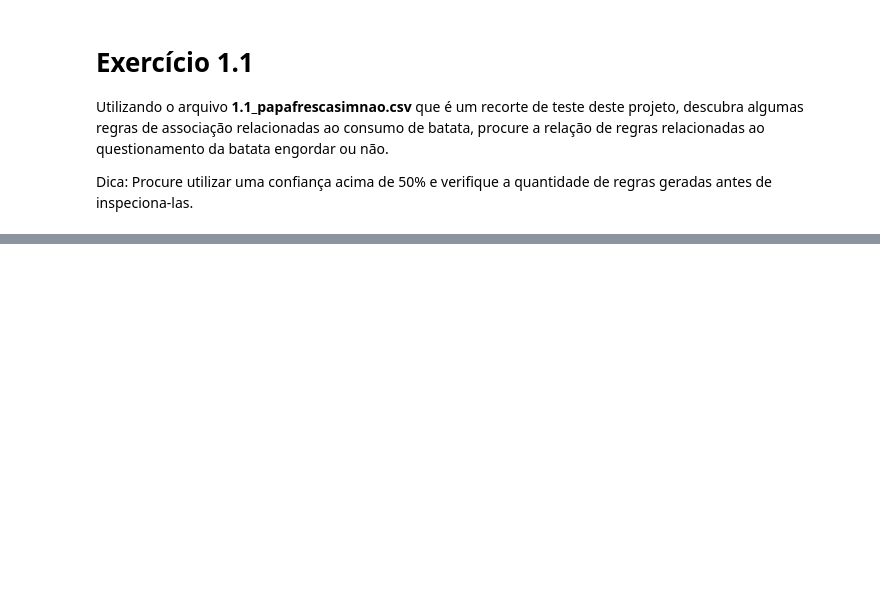
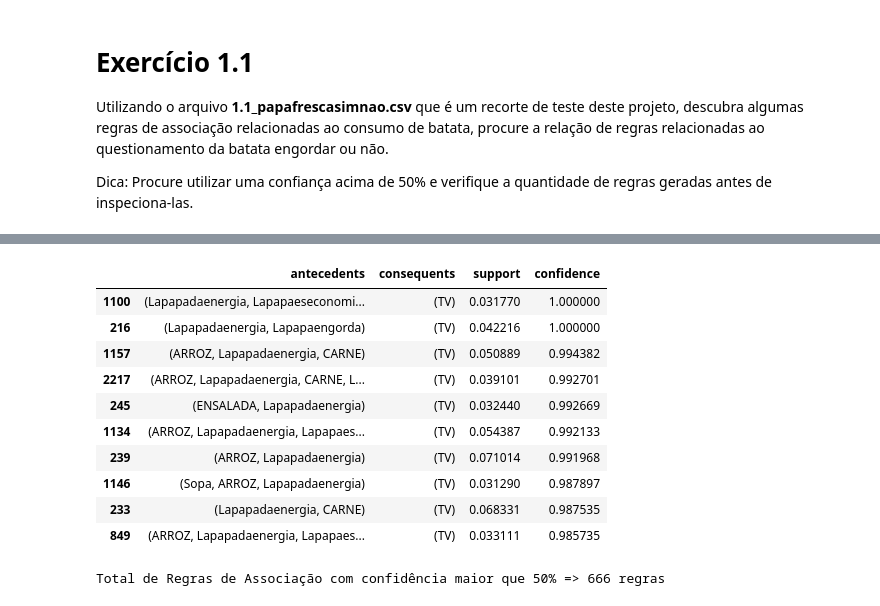
Before and after one commit to JV-cloud/modelos_de_ia_e_ml, a Jupyter notebook: 1.1.ipynb, the cells around one changed output, grey strips where cells are left out. Cells and saved outputs as stored; diff of their text form; code cells hidden in the pictures; blank space fills up the shorter version.

```diff
--- a/1.1.ipynb
+++ b/1.1.ipynb
@@ -29,0 +135,8 @@ dataset.head()
+# %%
+# agora que o dataset está preparado, vamos usar APRIORI do pacote MLXTEND
+
+dataset_apriori = apriori(dataset, min_support=0.03, use_colnames= True)
+
+# Aí verificamos o agrupamento do min_support (Support):
+
+dataset_apriori.sort_values(by='support', ascending=False)
@@ -29,0 +157,31 @@ dataset.head()
+# %%
+# Agora usamos o Association Rule do mesmo pacote MLXTEND com a métrica = confiança
+
+regras_associacao = association_rules(dataset_apriori, metric='confidence', min_threshold=0.1)
+# %%
+# Agora usamos o conceito de antecendente, consequente
+
+associacao = regras_associacao[['antecedents',
+                               'consequents',
+                               'support',
+                               'confidence']].sort_values(by='confidence', ascending=False)
+associacao.head(10)
+# %% [output]
+|  | antecedents | consequents | support | confidence |
+| 1100 | (Lapapadaenergia, Lapapaeseconomi... | (TV) | 0.031770 | 1.000000 |
+| 216 | (Lapapadaenergia, Lapapaengorda) | (TV) | 0.042216 | 1.000000 |
+| 1157 | (ARROZ, Lapapadaenergia, CARNE) | (TV) | 0.050889 | 0.994382 |
+| 2217 | (ARROZ, Lapapadaenergia, CARNE, L... | (TV) | 0.039101 | 0.992701 |
+| 245 | (ENSALADA, Lapapadaenergia) | (TV) | 0.032440 | 0.992669 |
+| 1134 | (ARROZ, Lapapadaenergia, Lapapaes... | (TV) | 0.054387 | 0.992133 |
+| 239 | (ARROZ, Lapapadaenergia) | (TV) | 0.071014 | 0.991968 |
+| 1146 | (Sopa, ARROZ, Lapapadaenergia) | (TV) | 0.031290 | 0.987897 |
+| 233 | (Lapapadaenergia, CARNE) | (TV) | 0.068331 | 0.987535 |
+| 849 | (ARROZ, Lapapadaenergia, Lapapaes... | (TV) | 0.033111 | 0.985735 |
+# %%
+# Agora vamos ver quantas regras de associação tem confiança maior que 50%
+associacao_maior50 = associacao[associacao.confidence > 0.5]
+
+print('Total de Regras de Associação com confidência maior que 50% =>', associacao_maior50.shape[0], 'regras')
+# %% [output]
+Total de Regras de Associação com confidência maior que 50% => 666 regras
```
Also changed, not shown: parts of 16 cells of this notebook, 47 other files.
